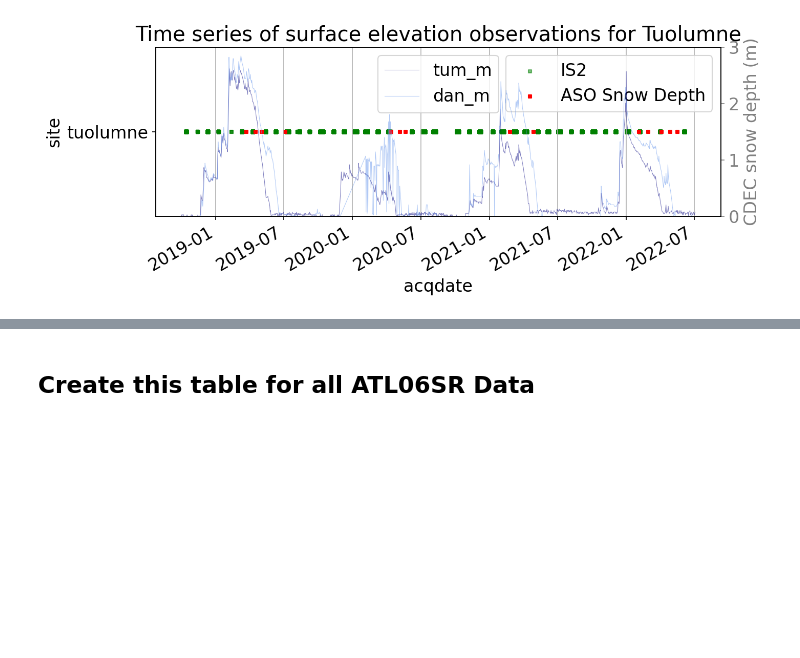
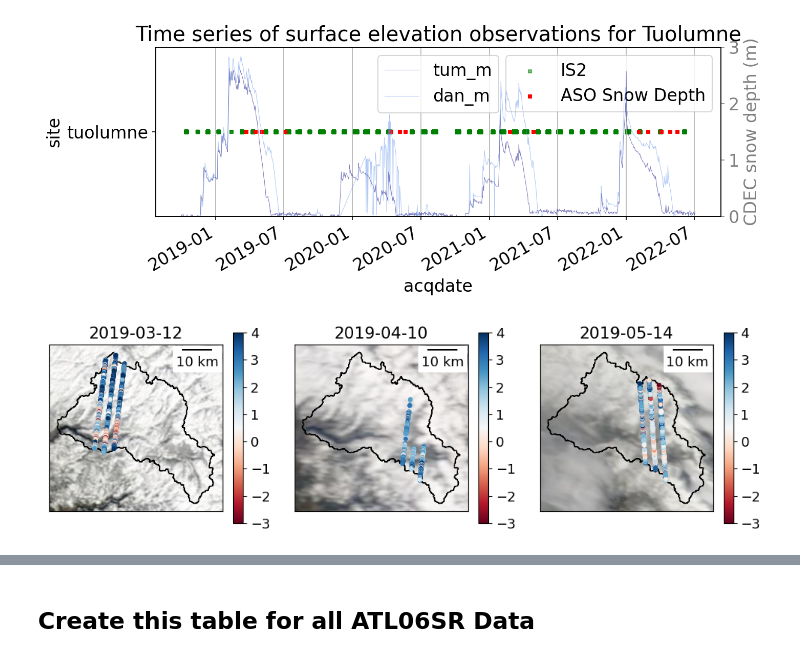
Before and after one commit to bessoh2/icesat2_sr, a Jupyter notebook: notebooks/figure_production/pair_comparison.ipynb, the cells around one changed output, grey strips where cells are left out. Drawn from its saved outputs; the diff is of its cells as text; code cells hidden in the pictures; blank space fills up the shorter version.

```diff
--- a/notebooks/figure_production/pair_comparison.ipynb
+++ b/notebooks/figure_production/pair_comparison.ipynb
@@ -60,5 +29,5 @@ mpl_epoch = '1970-01-01'
 # %%
 def iqr(x):
-    IQR = stats.iqr(x, interpolation = 'midpoint', nan_policy='omit')
+    IQR = scipy.stats.iqr(x, interpolation = 'midpoint', nan_policy='omit')
     return IQR
 # %% [markdown]
@@ -251,10 +128,12 @@ Name: diff_plus_bicubic, dtype: float64
 # %%
 # written by Hannah Besso, Oct 14, 2022
+# Calculates statistics for ASO snow depth data sets across the entire study site
 
 def build_basin_df(raster_list = None, region = None):
     stats_df = pd.DataFrame()
     for file in raster_list:
-        rasterstats = zonal_stats(region, file, nodata=(-9999.0), stats="mean min max median percentile_25 percentile_75 count std")
+        rasterstats = zonal_stats(region, file, nodata=(-9999.0),
+                                  stats="mean min max median percentile_25 percentile_75 count std")
         rasterstats[0]['iqr'] = rasterstats[0]['percentile_75'] - rasterstats[0]['percentile_25']
         date = os.path.splitext(os.path.split(file)[-1])[0].split('_')[-2]
         date2 = pd.to_datetime(date)
@@ -674,11 +570,3 @@ for date_atl06, date_aso in zip(atl06_dates,aso_date_list):
 np.nanmedian(comp_table['median_diff_slope10d'])
 # %% [output]
 -0.1139412701232615
-# %%
-comp_table['median_slope5d'] = np.nan
-for date in atl06_dates:
-    comp_table.loc[comp_table['acqdate']==date, 'median_slope5d'] = np.nanmedian(atl06sr_gdf_inner.loc[(atl06sr_gdf_inner['acqdate']==date) &
-                                                                            (atl06sr_gdf_inner['median_slope20d']<5),'diff_plus_bicubic'])
-for date in aso_date_list:
-    comp_table.loc[comp_table['acqdate']==date, 'median_slope5d'] = np.nanmedian(atl06sr_gdf_inner.loc[(atl06sr_gdf_inner['ASO_snowon_date']==date) &
-                                                                            (atl06sr_gdf_inner['median_slope20d']<5),'ASO_snowon_bic'])
@@ -755,11 +635,3 @@ for date_atl06, date_aso in zip(atl06_dates,aso_date_list):
 np.nanmedian(comp_table['median_diff_slope30t40d'])
 # %% [output]
 -0.6398801988278129
-# %%
-comp_table['median_slope25t30d'] = np.nan
-for date in atl06_dates:
-    comp_table.loc[comp_table['acqdate']==date, 'median_slope25t30d'] = np.nanmedian(atl06sr_gdf_inner.loc[(atl06sr_gdf_inner['acqdate']==date) &
-                                                                                (atl06sr_gdf_inner['median_slope20d']<30) & (atl06sr_gdf_inner['median_slope20d']>25),'diff_plus_bicubic'])
-for date in aso_date_list:
-    comp_table.loc[comp_table['acqdate']==date, 'median_slope25t30d'] = np.nanmedian(atl06sr_gdf_inner.loc[(atl06sr_gdf_inner['ASO_snowon_date']==date) &
-                                                                                (atl06sr_gdf_inner['median_slope20d']<30) & (atl06sr_gdf_inner['median_slope20d']>25),'ASO_snowon_bic'])
@@ -1578,3 +1442,23 @@ plt.tight_layout()
 plt.savefig('../../figures/timeseries.jpeg')
 # %% [output]
 [figure]
+# %%
+s=10
+basemap = cx.providers.NASAGIBS.ModisTerraTrueColorCR
+fig, axa = plt.subplots(1,3, figsize=(10,3))
+
+for ax, date in zip(axa, atl06_dates[0:3]):
+    outline_gdf.plot(ax=ax, facecolor='none')
+    atl06sr_gdf_inner[atl06sr_gdf_inner['acqdate'] == date].plot(ax=ax, column='diff_plus_bicubic', cmap = 'RdBu', legend = True, s=s, vmin = -3, vmax = 4)
+    #east5.plot(ax=ax, facecolor='none')
+    ax.add_artist(ScaleBar(1))
+    basemap.update({'time':date})
+    cx.add_basemap(ax, attribution=False, crs=atl06sr_gdf_inner.crs.to_string(), source=basemap, zoom=9)
+    ax.set_title(date)
+    ax.axes.xaxis.set_ticks([])
+    ax.axes.yaxis.set_ticks([])
+    #plt.colorbar()
+
+plt.tight_layout()
+# %% [output]
+[figure, added]
```
Also changed, not shown: parts of 60 cells of this notebook, 2 other files.
